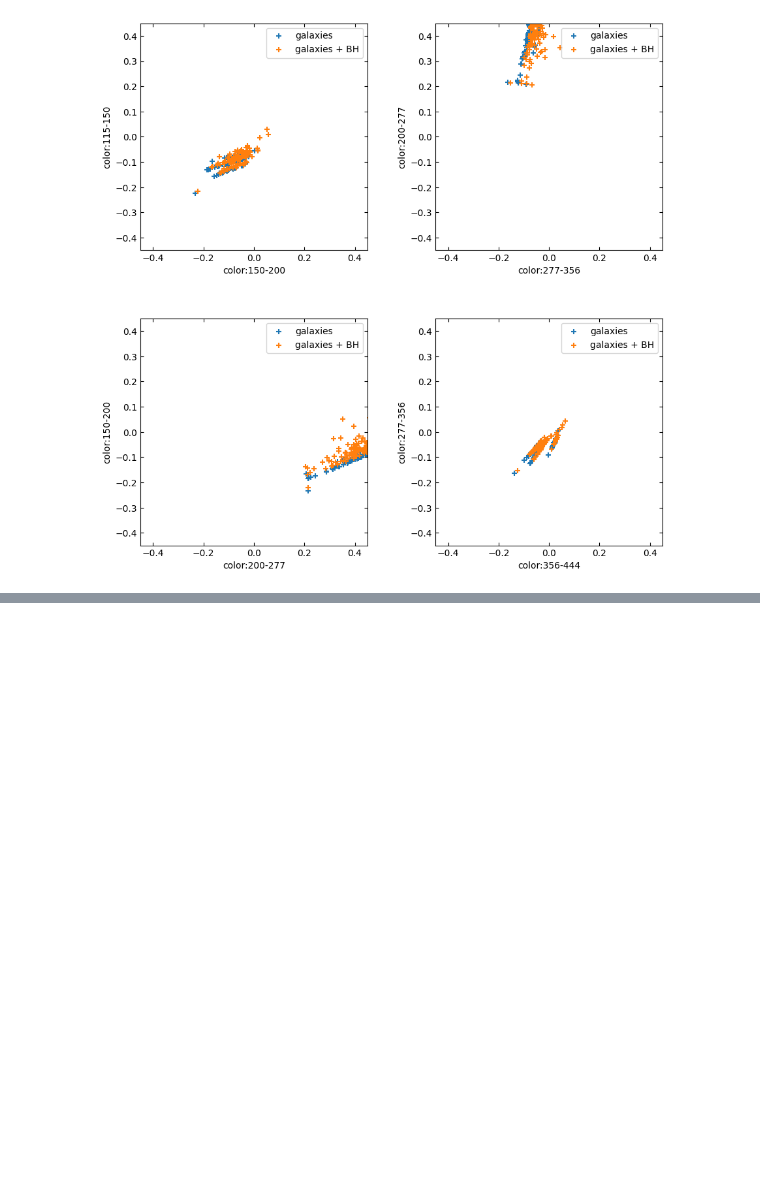
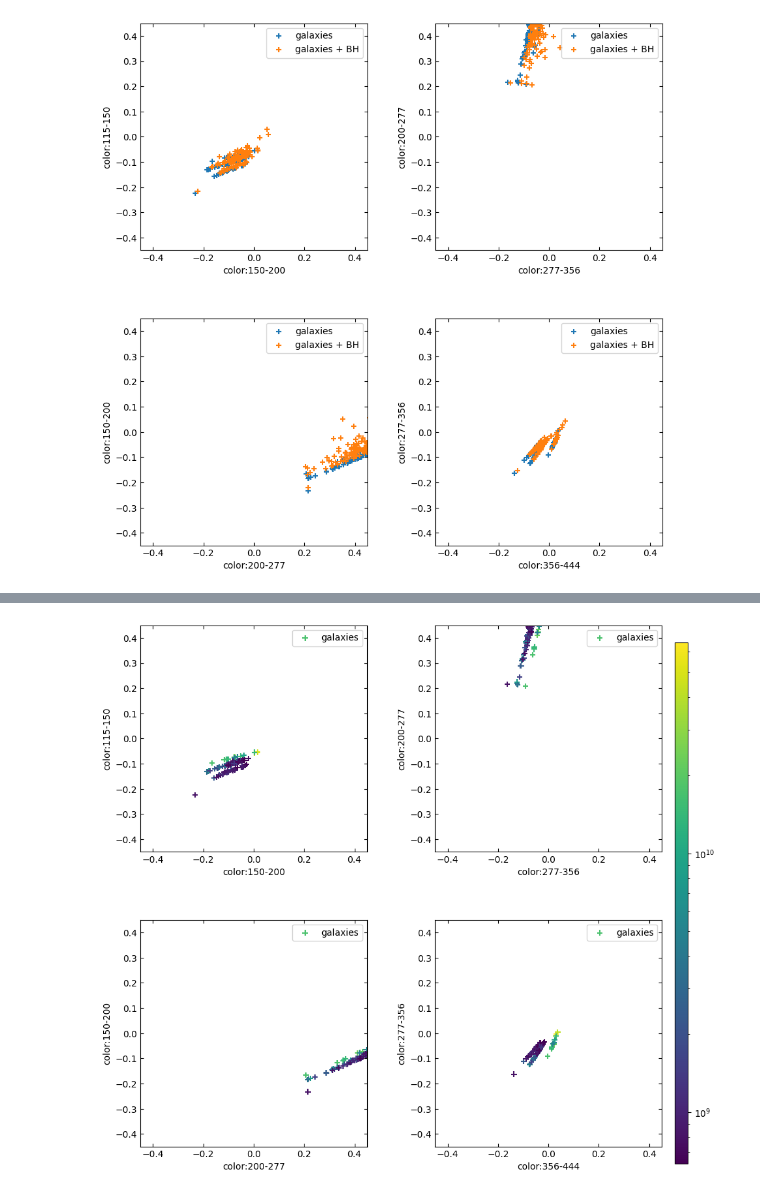
Before and after one commit to clilje/summer_2023, a Jupyter notebook: Week 1/JWST project/color-color.ipynb, the cells around one changed output, grey strips where cells are left out. Cells and saved outputs as stored; diff of their text form; code cells hidden in the pictures; blank space fills up the shorter version.

```diff
--- a/Week 1/JWST project/color-color.ipynb
+++ b/Week 1/JWST project/color-color.ipynb
@@ -101,3 +101,85 @@ ax.legend()
 [116 rows x 27 columns]
 <matplotlib.legend.Legend at 0x...>
 [figure]
+# %%
+df = pd.read_csv('TNG_50_library/magnitudes_galaxies.txt', header=None,
+                 names=['ID','redshift','LTT','tz ','dm','F070','F090','F115','F150','F200',
+                        'F277','F356','F444','F0560','F0770','F1000','F1130',
+                        'F1280','F1500','F1800','F2100','F2550'],dtype=float)
+mass = pd.read_csv('TNG_50_library/library_galaxies.txt',header=None,
+                    names=['galaxy number','age end SFR','Mstar end SFR','BH mass','BH Lum'])
+df['color:115-150'] = df['F115']-df['F150']
+df['color:150-200'] = df['F150']-df['F200']
+
+df['color:200-277'] = df['F200']-df['F277']
+df['color:277-356'] = df['F277']-df['F356']
+
+df['color:356-444'] = df['F356']-df['F444']
+print(df)
+
+df2 = pd.read_csv('TNG_50_library/magnitudes_galaxies_with_BH.txt', header=None,
+                 names=['ID','redshift','LTT','tz ','dm','F070','F090','F115','F150','F200',
+                        'F277','F356','F444','F0560','F0770','F1000','F1130',
+                        'F1280','F1500','F1800','F2100','F2550'],dtype=float)
+mass2 = pd.read_csv('TNG_50_library/library_galaxies_with_BH.txt',header=None,
+                    names=['galaxy number','age end SFR','Mstar end SFR','BH mass','BH Lum'])
+df2['color:115-150'] = df2['F115']-df2['F150']
+df2['color:150-200'] = df2['F150']-df2['F200']
+
+df2['color:200-277'] = df2['F200']-df2['F277']
+df2['color:277-356'] = df2['F277']-df2['F356']
+
+df2['color:356-444'] = df2['F356']-df2['F444']
+
+
+
+import matplotlib as mtp
+mtp.rcParams['figure.figsize']=[20,20]
+fig=plt.figure()
+gs1=gridspec.GridSpec(2,2)
+gs1.update(left=0.1,right=0.5, bottom=0.2, top=0.6, hspace=0.3, wspace=0.3)
+ax=plt.subplot(gs1[0])
+ax.tick_params(axis='both',which='both',direction='in',bottom=True,top=True,left=True,right=True)
+ax.scatter(df['color:150-200'],df['color:115-150'],marker='+', c=mass['Mstar end SFR'],norm=mtp.colors.LogNorm(),label='galaxies')
+#ax.scatter(df2['color:150-200'],df2['color:115-150'],marker='+' label='galaxies + BH')
+ax.set_ylim(-0.45,0.45)
+ax.set_xlim(-0.45,0.45)
+ax.set_xlabel('color:150-200')
+ax.set_ylabel('color:115-150')
+ax.legend()
+
+ax=plt.subplot(gs1[1])
+ax.tick_params(axis='both',which='both',direction='in',bottom=True,top=True,left=True,right=True)
+ax.scatter(df['color:277-356'],df['color:200-277'],marker='+',c=mass['Mstar end SFR'],norm=mtp.colors.LogNorm(), label='galaxies')
+#ax.scatter(df2['color:277-356'],df2['color:200-277'],marker='+', label='galaxies + BH')
+
+ax.set_ylim(-0.45,0.45)
+ax.set_xlim(-0.45,0.45)
+ax.set_xlabel('color:277-356')
+ax.set_ylabel('color:200-277')
+ax.legend()
+
+ax=plt.subplot(gs1[2])
+ax.tick_params(axis='both',which='both',direction='in',bottom=True,top=True,left=True,right=True)
+ax.scatter(df['color:200-277'],df['color:150-200'],marker='+',c=mass['Mstar end SFR'],norm=mtp.colors.LogNorm(), label='galaxies')
+#ax.scatter(df2['color:200-277'],df2['color:150-200'],marker='+', label='galaxies + BH')
+
+ax.set_ylim(-0.45,0.45)
+ax.set_xlim(-0.45,0.45)
+ax.set_xlabel('color:200-277')
+ax.set_ylabel('color:150-200')
+ax.legend()
+
+ax=plt.subplot(gs1[3])
+ax.tick_params(axis='both',which='both',direction='in',bottom=True,top=True,left=True,right=True)
+image =ax.scatter(df['color:356-444'],df['color:277-356'],marker='+',c=mass['Mstar end SFR'],norm=mtp.colors.LogNorm(), label='galaxies')
+#ax.scatter(df2['color:356-444'],df2['color:277-356'],marker='+', label='galaxies + BH')
+
+ax.set_ylim(-0.45,0.45)
+ax.set_xlim(-0.45,0.45)
+ax.set_xlabel('color:356-444')
+ax.set_ylabel('color:277-356')
+ax.legend()
+cax = plt.axes([0.51, 0.187, 0.01, 0.4])
+plt.colorbar(image,cax=cax)
+# %% [output]
@@ -103,0 +204 @@ ax.legend()
+[figure, added]
```
Also changed, not shown: parts of 2 cells of this notebook.
